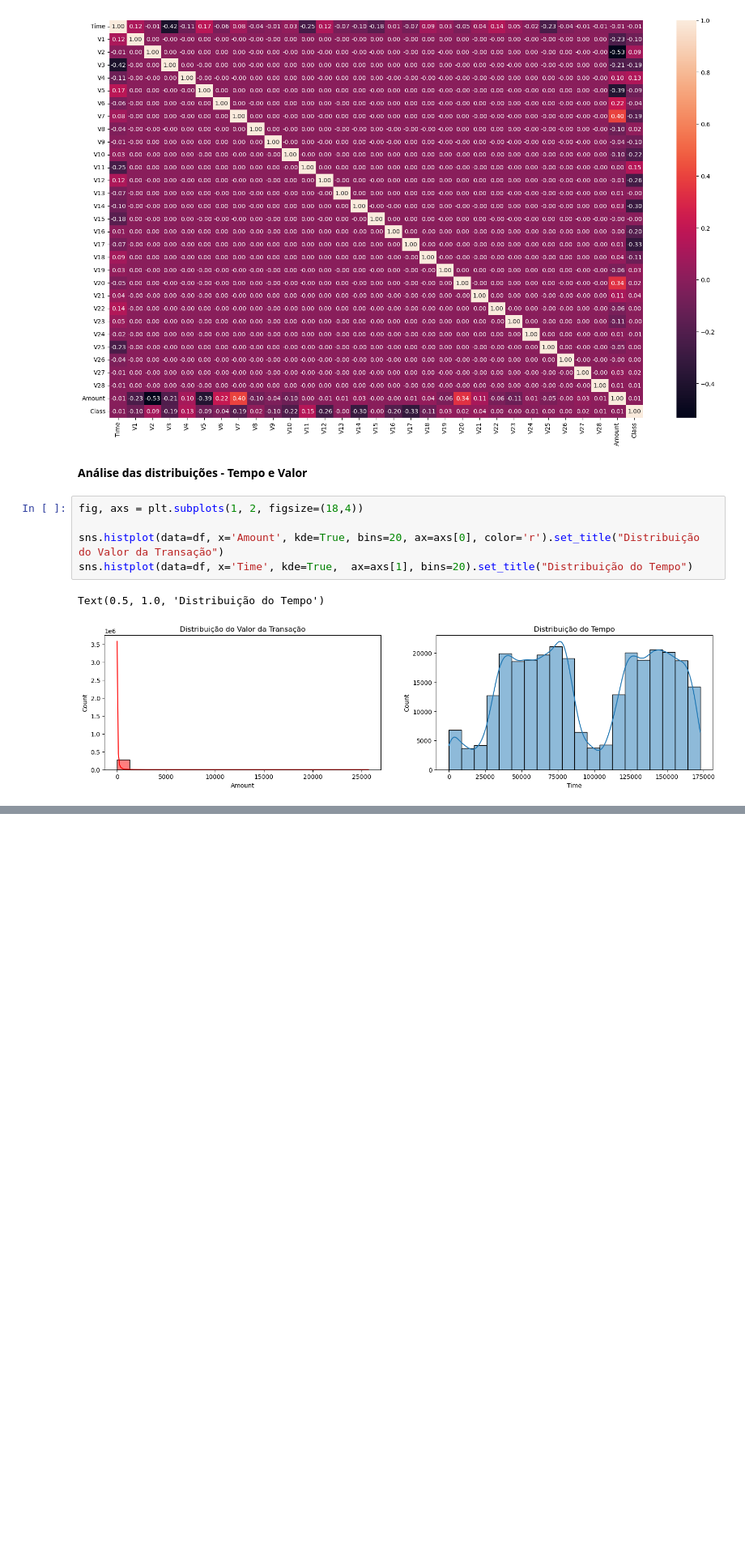
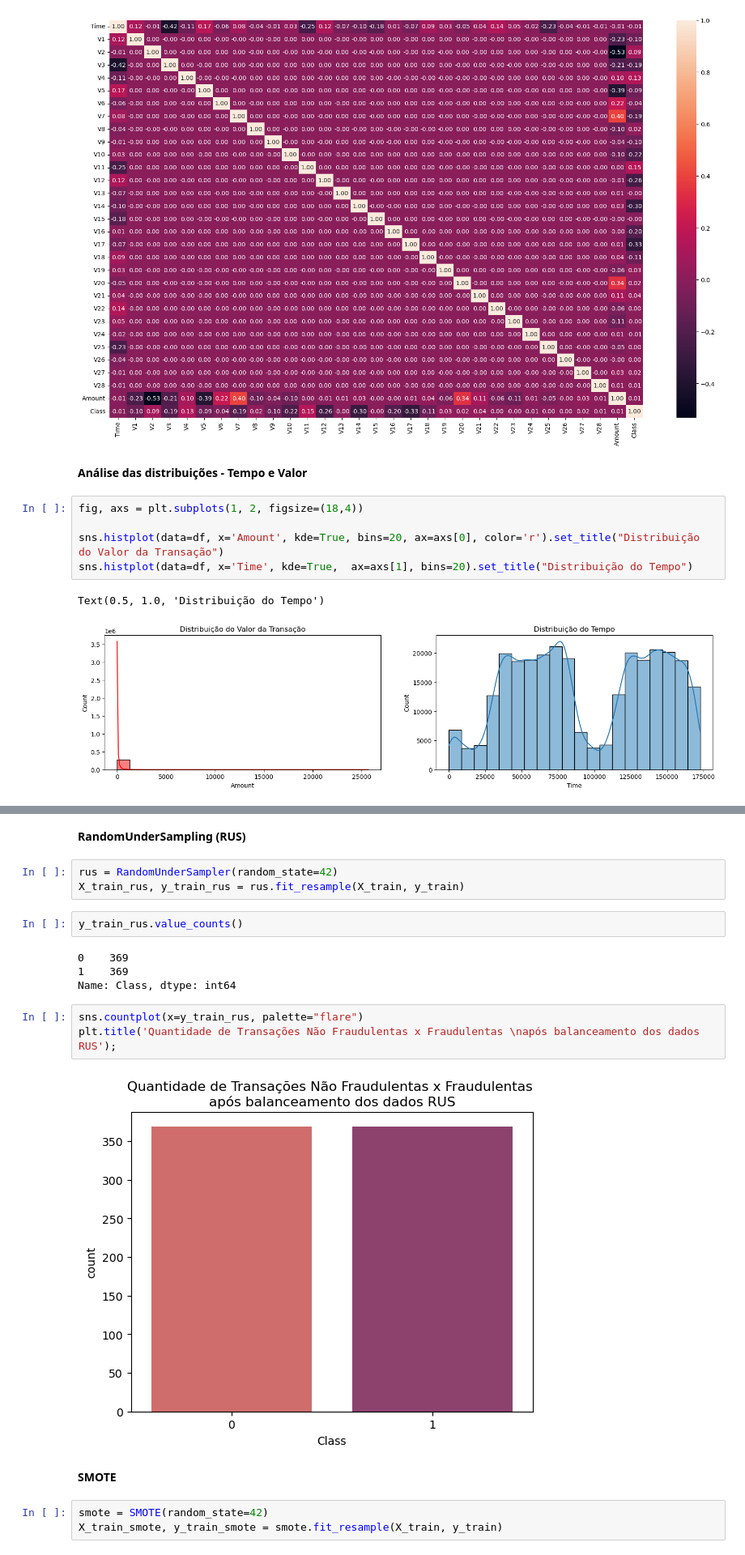
Before and after one commit to andressagomes26/credit_card_fraud_detection, a Jupyter notebook: analise_fraude_cartao_credito.ipynb, the cells around one changed output, grey strips where cells are left out. Shown at 81% size. Drawn from its saved outputs; the diff is of its cells as text; blank space fills up the shorter version.

```diff
--- a/analise_fraude_cartao_credito.ipynb
+++ b/analise_fraude_cartao_credito.ipynb
@@ -214,0 +244,21 @@ plt.show()
+# %% [markdown]
+**RandomUnderSampling (RUS)**
+# %%
+rus = RandomUnderSampler(random_state=42)
+X_train_rus, y_train_rus = rus.fit_resample(X_train, y_train)
+# %%
+y_train_rus.value_counts()
+# %% [output]
+0    369
+1    369
+Name: Class, dtype: int64
+# %%
+sns.countplot(x=y_train_rus, palette="flare")
+plt.title('Quantidade de Transações Não Fraudulentas x Fraudulentas \napós balanceamento dos dados RUS');
+# %% [output]
+[figure, added]
+# %% [markdown]
+**SMOTE**
+# %%
+smote = SMOTE(random_state=42)
+X_train_smote, y_train_smote = smote.fit_resample(X_train, y_train)
```
Also changed, not shown: parts of 31 cells of this notebook.
